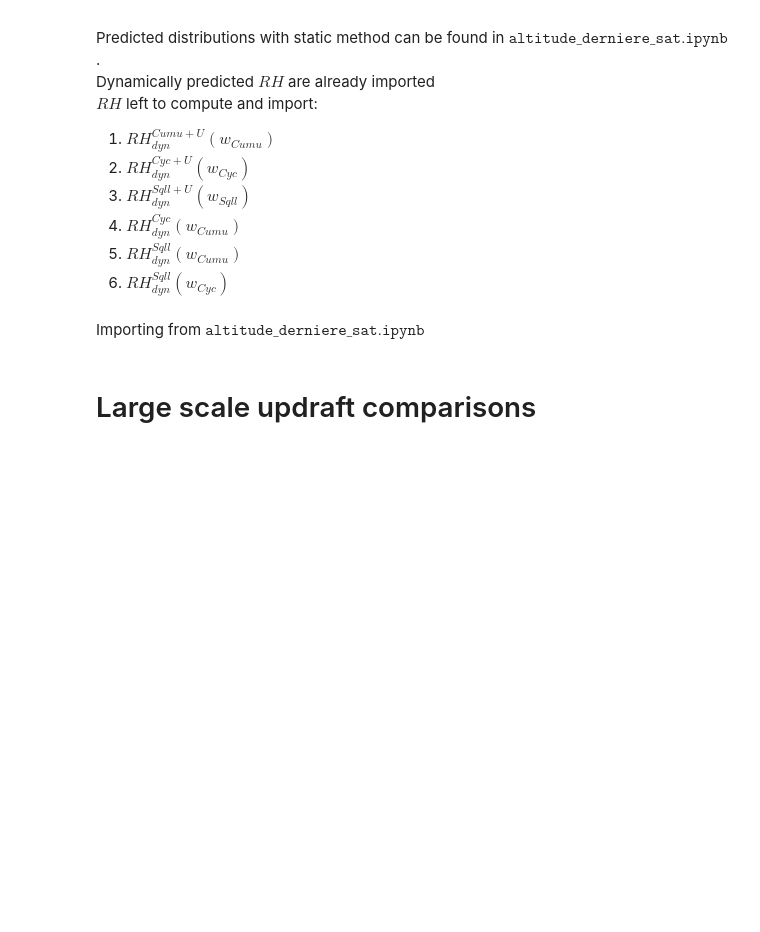
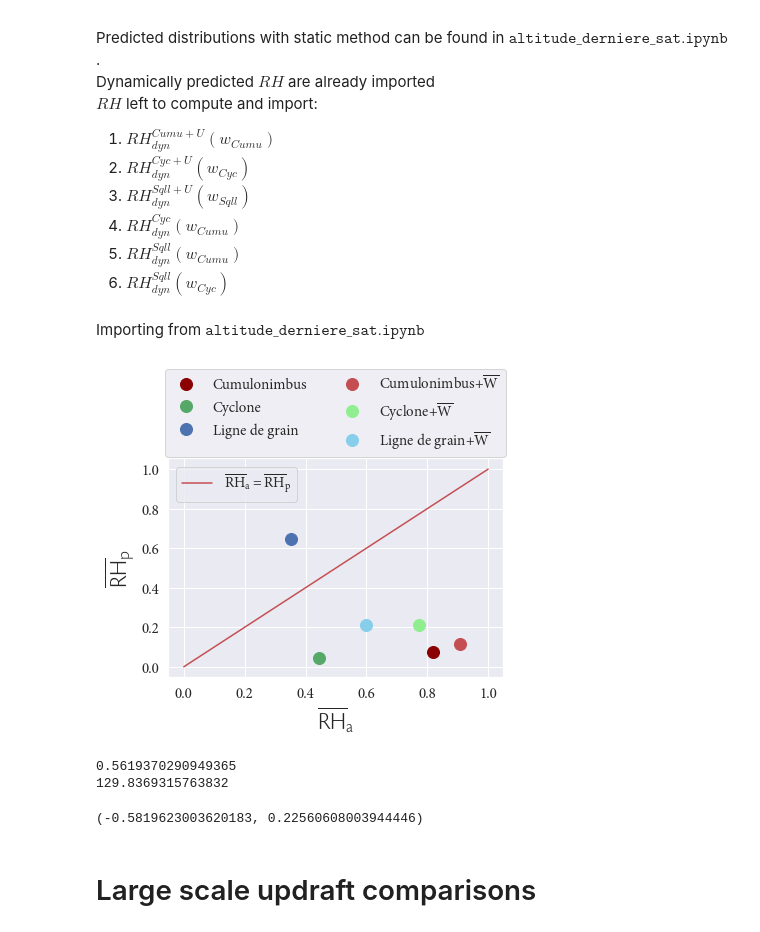
Before and after one commit to FelixLangot/LMD_Internship, a Jupyter notebook: Stats.ipynb, the cells around one changed output. Drawn from its saved outputs; the diff is of its cells as text; code cells hidden in the pictures; blank space fills up the shorter version.

```diff
--- a/Stats.ipynb
+++ b/Stats.ipynb
@@ -283,6 +291,47 @@ meanRHo_cyc = np.mean(RHplisto[2])
 meanRHo_cycUp = np.mean(RHplisto[3])
 meanRHo_sqll = np.mean(RHplisto[4])
 meanRHo_sqllUp = np.mean(RHplisto[5])
+
+meanRHolist = np.asarray([meanRHo_cumu, meanRHo_cumuUp, meanRHo_cyc, meanRHo_cycUp, meanRHo_sqll, meanRHo_sqllUp])
+# %%
+xx = meanRhlist
+yy = meanRHolist
+fig = plt.figure()#figsize=(6.5,5))
+ax = fig.add_subplot(111)
+fit = ax.plot(np.linspace(0,1,10),np.linspace(0,1,10), color='r', label=r'$\mathdefault{\overline{RH}_{a} = \overline{RH}_{p}}$')
+# fit = ax.plot(np.linspace(0,1,10),np.linspace(0,1,10), color='r', label=r'ligne 1:1')
+leg1 = ax.legend(prop=Mplabelprop)
+dataleg = []
+for i in np.arange(len(xx)):
+    (data,) = ax.plot(xx[i], yy[i], 'o', markersize=12, color = colors[i])
+    dataleg.append(data)
+leg2 = ax.legend([dataleg[0],dataleg[2],dataleg[4],dataleg[1],dataleg[3],dataleg[5]],labelsRHfit2, bbox_to_anchor=(1.03, 1.45), prop=Mplabelprop, ncol=2)
+ax.add_artist(leg1)
+plt.xticks(font=Mplabelprop)
+plt.yticks(font=Mplabelprop)
+plt.xlabel(r'$\mathdefault{\overline{RH}_{a}}$', fontproperties=Cslabelprop)
+plt.ylabel(r'$\mathdefault{\overline{RH}_{p}}$', fontproperties=Cslabelprop)
+# plt.xlabel(r'Humidité relative moyenne simulée par CRM', fontproperties=Cslabelprop)
+# plt.ylabel(r'Humidité relative moyenne prédite', fontproperties=Cslabelprop)
+# ax.set_title(r'Comparaison entre modèle simple et CRM', y=1.0, pad=70, fontproperties=Cslabelprop)
+plt.savefig('Figs/meanRHpovsRHa.png', bbox_inches='tight', format='PNG', dpi=600)
+plt.show()
+# %% [output]
+[figure, added]
+# %%
+rmsemeans = sklearn.metrics.mean_squared_error(meanRhlist, meanRHolist, squared=False)
+print(rmsemeans)
+mean2samples = np.mean(np.array((meanRHolist, meanRhlist)))
+pctrmsemean = rmsemeans/mean2samples * 100
+print(pctrmsemean)
+# %% [output]
+0.5619370290949365
+129.8369315763832
+# %%
+rho = scpstats.pearsonr(meanRhlist, meanRHolist)
+print(rho)
+# %% [output]
+(-0.5819623003620183, 0.22560608003944446)
 # %% [markdown]
 # Large scale updraft comparisons
 # %% [markdown]
```
Also changed, not shown: parts of 9 cells of this notebook, 1 other file.
